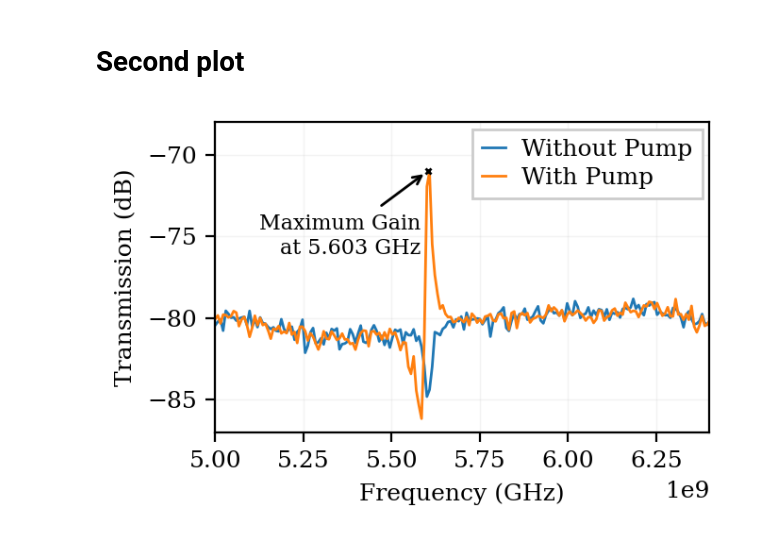
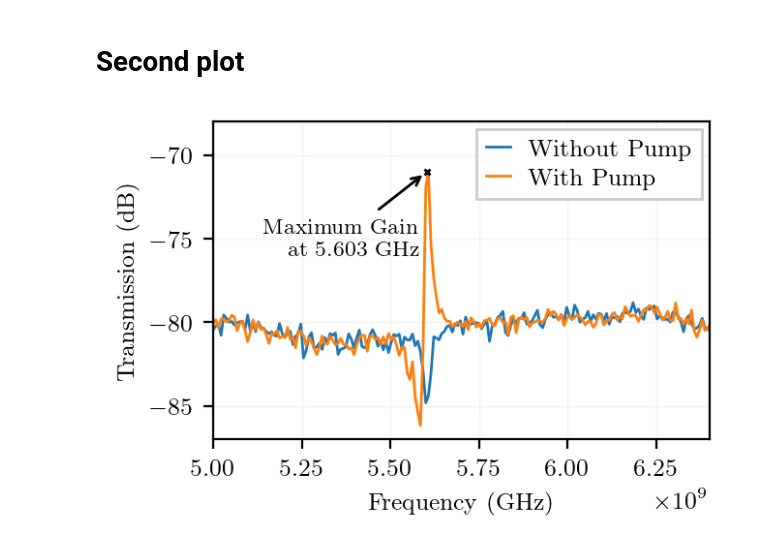
Before and after one commit to broschli/fopra, a Jupyter notebook: josephson_parametric_amplifier/analysis_josephson_Anett.ipynb, the cells around one changed output. Cells and saved outputs as stored; diff of their text form; code cells hidden in the pictures.

```diff
--- a/josephson_parametric_amplifier/analysis_josephson_Anett.ipynb
+++ b/josephson_parametric_amplifier/analysis_josephson_Anett.ipynb
@@ -85,7 +85,7 @@ flux_theor = np.linspace(-1.5, 1.5, 1000)
 
 fitted_frequencies = fit_model(flux_theor * fit_I_period, fit_Ic, fit_wr, fit_I_period)
 
-plt.style.use("fopraplot_no_latex.mplstyle")
+plt.style.use("../fopraplot.mplstyle")
 
 plt.scatter(flux_axis_data, frequency_data, marker='x', color='darkgreen', s=60, zorder=3)
 plt.plot(flux_theor, fitted_frequencies, color='steelblue', linewidth=2, zorder=2)
@@ -106,6 +106,7 @@ ax.text(-1.2, 0.80-0.2, r'$\omega_0$',
         ha='center', va='top',
         transform=ax.get_xaxis_transform())
 
-plt.tight_layout()
-plt.show()
+# plt.tight_layout()
+# plt.show()
+plt.savefig("./figs/jpa_res_freq.pdf")
 # %% [output]
@@ -113,45 +114,46 @@ plt.show()
 # %% [markdown]
 # Second plot
 # %%
-f = open(r'S21_transmission_2.csv', 'r')
+f = open(r'./data/S21_transmission_2.csv', 'r')
 ds2 = pd.read_csv(f, comment='#', sep=';')
 f.close()
 
-f = open(r'S21_transmission_no_pump.csv', 'r')
+f = open(r'./data/S21_transmission_no_pump.csv', 'r')
 ds_no_pump = pd.read_csv(f, comment='#', sep=';')
 f.close()
 
 freq1 =11.2062 /2
 # %%
-plt.style.use("fopraplot_no_latex.mplstyle")
+plt.style.use("../fopraplot.mplstyle")
 
 fig, ax = plt.subplots()
 
 ax.plot(ds_no_pump['freq[Hz]'], ds_no_pump['db:Trc1_S21'], label='Without Pump')
 ax.plot(ds2['freq[Hz]'], ds2['db:Trc2_S21'], label='With Pump')
 ax.grid(alpha=0.15)
 ax.plot(freq1*1e9, -71, marker='x', color='black')
 
 ax.annotate(
     f'Maximum Gain\nat {freq1:.3f} GHz',                    # The text you want to display
     xy=(freq1*1e9, -71),          # Arrow tip: Points exactly to your 'x' marker
     xytext=(freq1*1e9 - 0.02e9, -75),   # Text position: Offset slightly to the left and down
     arrowprops=dict(
         facecolor='black',               # Arrow fill color
         edgecolor='black',               # Arrow outline color
         arrowstyle='->',                 # Standard clean line arrow (or use '[-[' for blocks)
         connectionstyle='arc3,rad=0'     # Straight line. Use 'rad=0.2' if you want a curved arrow
     ),
     fontsize=8,
     horizontalalignment='right',         # Aligns text cleanly relative to xytext
     verticalalignment='center'
 )
 
 ax.set_xlim(5e9, 6.4e9)
 ax.set_ylim(-87, -68)
 ax.set(xlabel= 'Frequency (GHz)', ylabel='Transmission (dB)')
 ax.legend(loc="upper right")
 
-fig.show()
+# fig.show()
+fig.savefig("./figs/s21_transmission.pdf")
 # %% [output]
-[figure, old version]
+[figure, new version]
```
Also changed, not shown: parts of 3 cells of this notebook, 2 other files.
